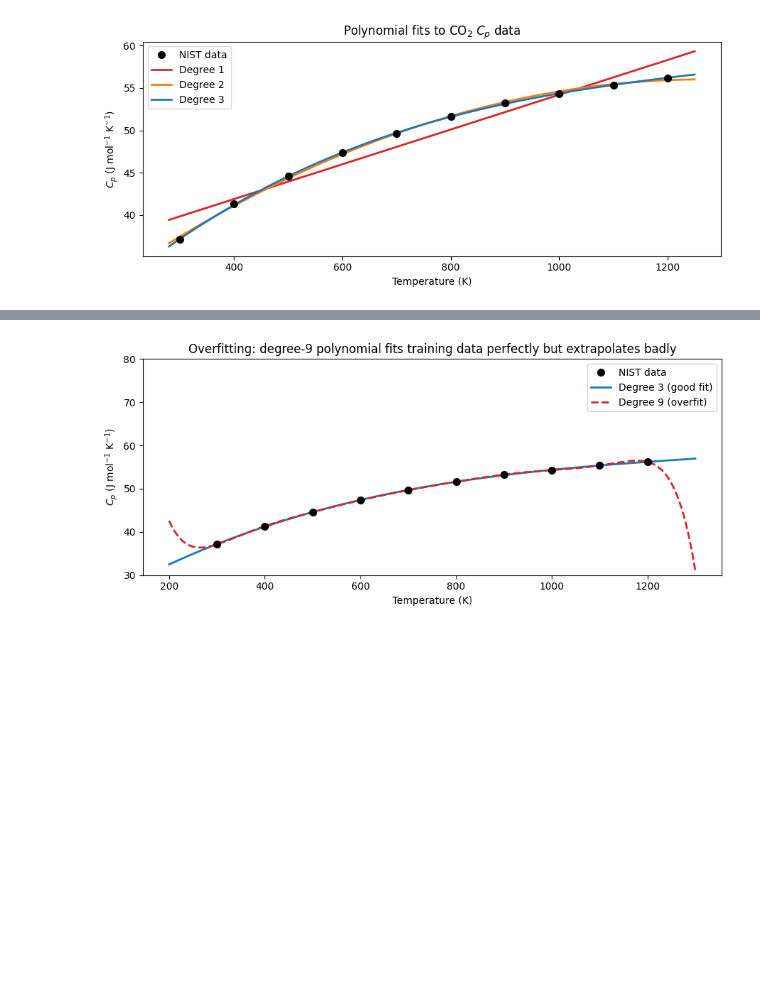
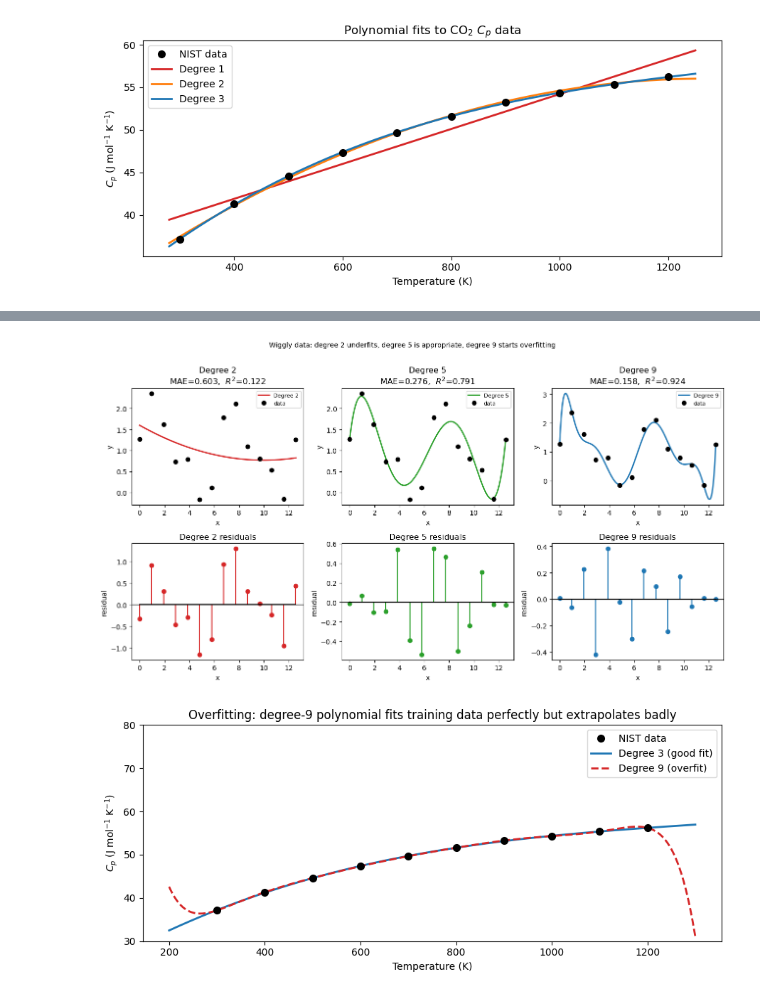
Before and after one commit to ock-group/CHME212-2026-Spring, a Jupyter notebook: _sources/docs/chapter12/12_notebook.ipynb, the cells around one changed output, grey strips where cells are left out. Drawn from its saved outputs; the diff is of its cells as text; code cells hidden in the pictures; blank space fills up the shorter version.

```diff
--- a/_sources/docs/chapter12/12_notebook.ipynb
+++ b/_sources/docs/chapter12/12_notebook.ipynb
@@ -265,14 +302,16 @@ $R^2 = 1$ is a perfect fit; $R^2$ near 0 means the model explains almost nothing
 # %%
-# ── R² and RMSE for each degree ──────────────────────────────────────────────
+import numpy as np
+# ── MAE, MSE, R² for each polynomial degree ──────────────────────────────────
 SS_tot = np.sum((Cp_data - np.mean(Cp_data))**2)
 
-print(f"{'Degree':>6}  {'RMSE (J/mol/K)':>16}  {'R²':>8}")
-print("-" * 36)
+print(f"{'Degree':>6}  {'MAE':>18}  {'MSE':>18}  {'R²':>10}")
+print(f"{'':>6}  {'(J/mol/K)':>18}  {'(J/mol/K)²':>18}  {'':>10}")
+print("-" * 60)
 for deg in degrees:
     Cp_pred   = np.polyval(fits[deg], T_data)
     residuals = Cp_data - Cp_pred
-    SS_res    = np.sum(residuals**2)
-    R2        = 1.0 - SS_res / SS_tot
-    RMSE      = np.sqrt(np.mean(residuals**2))
-    print(f"{deg:>6}  {RMSE:>16.6f}  {R2:>8.6f}")
+    MAE = np.mean(np.abs(residuals))
+    MSE = np.mean(residuals**2)
+    R2  = 1.0 - np.sum(residuals**2) / SS_tot
+    print(f"{deg:>6}  {MAE:>18.6f}  {MSE:>18.6f}  {R2:>10.6f}")
 # %% [output]
@@ -307 +431,63 @@ Adding more polynomial terms always reduces training error, but can create **ove
 Here we deliberately use degree 9 (with only 10 data points) to illustrate the problem.
+# %%
+import numpy as np
+import matplotlib.pyplot as plt
+
+# ── Wiggly dataset: a signal with genuine oscillations + small noise ──────────
+# Imagine a periodic reaction yield measured across 12 experimental conditions.
+np.random.seed(3)
+x_wig = np.linspace(0, 4 * np.pi, 14)
+y_wig = np.sin(x_wig) + 0.5 * np.sin(2 * x_wig) + np.random.normal(1, 0.15, 14) # np.sin(x_wig) + 0.5 * np.sin(2 * x_wig) +
+
+
+x_fine = np.linspace(0, 4 * np.pi, 300)
+
+# Fit with degree 2, 5, and 9
+degs   = [2, 5, 9]
+colors = ['tab:red', 'tab:green', 'tab:blue']
+fits_w = {d: np.polyfit(x_wig, y_wig, d) for d in degs}
+
+# ── Metrics ───────────────────────────────────────────────────────────────────
+SS_tot_w = np.sum((y_wig - np.mean(y_wig))**2)
+print(f"{'Degree':>6}  {'MAE':>10}  {'R²':>8}  {'Note'}")
+print("-" * 48)
+notes = {2: 'underfit — misses oscillations',
+         5: 'good fit — captures structure',
+         9: 'starts to overfit noise'}
+for d in degs:
+    pred = np.polyval(fits_w[d], x_wig)
+    res  = y_wig - pred
+    mae  = np.mean(np.abs(res))
+    r2   = 1 - np.sum(res**2) / SS_tot_w
+    print(f"{d:>6}  {mae:>10.4f}  {r2:>8.4f}  {notes[d]}")
+
+# ── Plot: fits ────────────────────────────────────────────────────────────────
+fig, axes = plt.subplots(2, 3, figsize=(13, 7))
+
+for col, (d, color) in enumerate(zip(degs, colors)):
+    y_pred_fine = np.polyval(fits_w[d], x_fine)
+    y_pred_data = np.polyval(fits_w[d], x_wig)
+    residuals   = y_wig - y_pred_data
+    mae  = np.mean(np.abs(residuals))
+    r2   = 1 - np.sum(residuals**2) / SS_tot_w
+
+    # Top row: fit vs data
+    ax = axes[0, col]
+    ax.plot(x_fine, y_pred_fine, color=color, linewidth=2, label=f'Degree {d}')
+    ax.plot(x_wig, y_wig, 'ko', markersize=6, zorder=5, label='data')
+    ax.set_title(f'Degree {d}\nMAE={mae:.3f},  $R^2$={r2:.3f}')
+    ax.set_xlabel('x'); ax.set_ylabel('y')
+    ax.legend(fontsize=8)
+
+    # Bottom row: residuals
+    ax = axes[1, col]
+    ax.stem(x_wig, residuals, linefmt=color, markerfmt='o', basefmt='k-')
+    ax.axhline(0, color='k', linewidth=1)
+    ax.set_title(f'Degree {d} residuals')
+    ax.set_xlabel('x'); ax.set_ylabel('residual')
+
+plt.suptitle('Wiggly data: degree 2 underfits, degree 5 is appropriate, degree 9 starts overfitting',
+             fontsize=10, y=1.01)
+plt.tight_layout()
+plt.show()
+# %% [output]
@@ -308,3 +499,4 @@ Here we deliberately use degree 9 (with only 10 data points) to illustrate the p
+[figure, added]
 # %%
 # ── Overfitting demonstration ─────────────────────────────────────────────────
 coeffs_deg3 = np.polyfit(T_data, Cp_data, 3)
```
Also changed, not shown: parts of 13 cells of this notebook, 34 other files.
